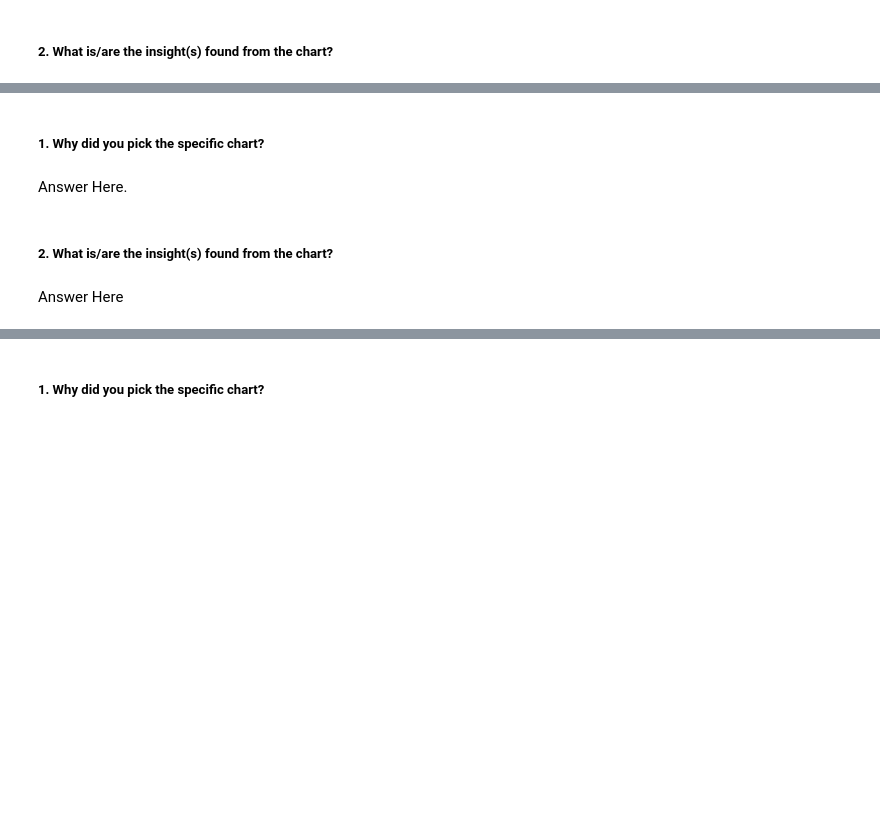
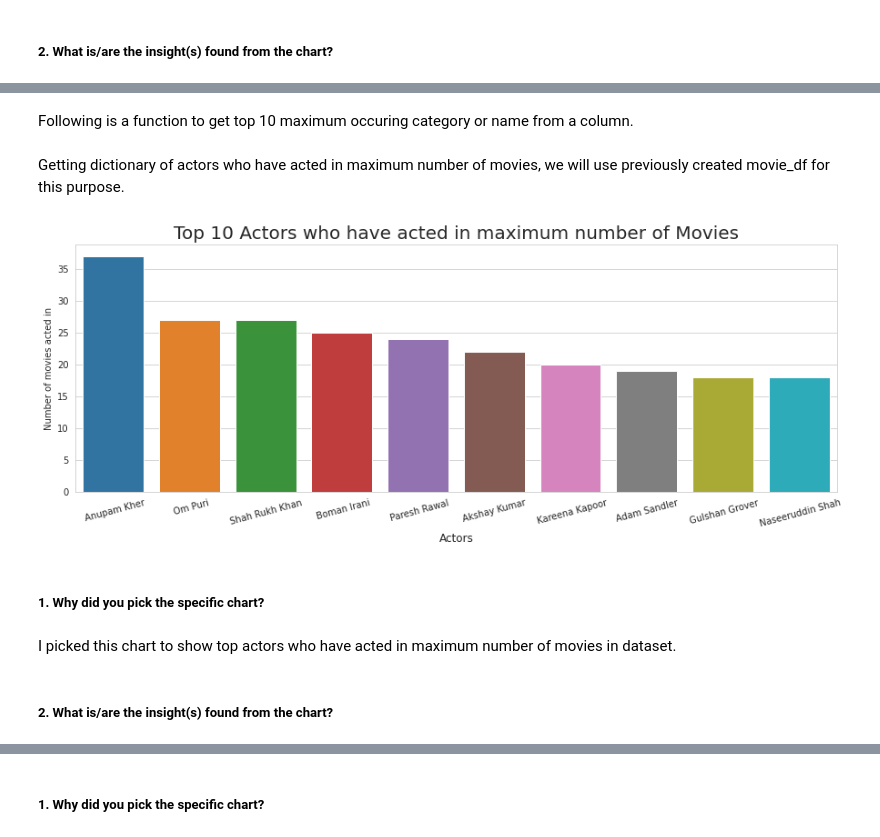
Before and after one commit to Bprs68/Netflix-content-clustering, a Jupyter notebook: Netflix_Movies_and_TV_Show_clustering.ipynb, the cells around one changed output, grey strips where cells are left out. Cells and saved outputs as stored; diff of their text form; code cells hidden in the pictures; blank space fills up the shorter version.

```diff
--- a/Netflix_Movies_and_TV_Show_clustering.ipynb
+++ b/Netflix_Movies_and_TV_Show_clustering.ipynb
@@ -465,0 +580,4 @@ Answer Here
+# %%
+for i in movie_df[movie_df['director']=='Raúl Campos, Jan Suter']['title']:
+  print(i)
+  print('-'*50)
@@ -499,0 +665,2 @@ Answer Here
+# %% [markdown]
+Following is a function to get top 10 maximum occuring category or name from a column.
@@ -500,8 +694,32 @@ Answer Here
+# %% [markdown]
+Getting dictionary of actors who have acted in maximum number of movies, we will use previously created movie_df for this purpose.
+# %%
+top_10_maximum_occuring_dict = top_10_maximum_occuring(movie_df[~movie_df['cast'].isna()]['cast'])
+# %%
+# creating df out of above
+top_10_maximum_occuring_movie_actor_df = pd.DataFrame(top_10_maximum_occuring_dict)
+
+#renaming columns
+top_10_maximum_occuring_movie_actor_df.rename(columns={0:'actors', 1:'number_of_movies'}, inplace=True)
+# %%
+# Chart - 4 visualization code
+# creating barplot
+sns.barplot(data=top_10_maximum_occuring_movie_actor_df, x='actors', y='number_of_movies')
+
+#setting title
+plt.title('Top 10 Actors who have acted in maximum number of Movies', fontsize=20)
+plt.xlabel('Actors', fontsize=12)
+plt.ylabel('Number of movies acted in', fontsize=10)
+
+# setting xticklabels to 45
+plt.xticks(rotation=15)
+
+plt.show()
+# %% [output]
+[figure, added]
 # %% [markdown]
 ##### 1. Why did you pick the specific chart?
-# %% [markdown]
-Answer Here.
+# %% [markdown]
+I picked this chart to show top actors who have acted in maximum number of movies in dataset.
 # %% [markdown]
 ##### 2. What is/are the insight(s) found from the chart?
-# %% [markdown]
-Answer Here
```
Also changed, not shown: parts of 72 cells of this notebook.
